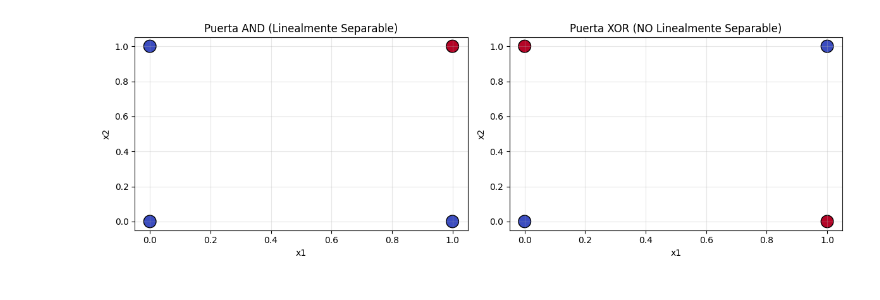
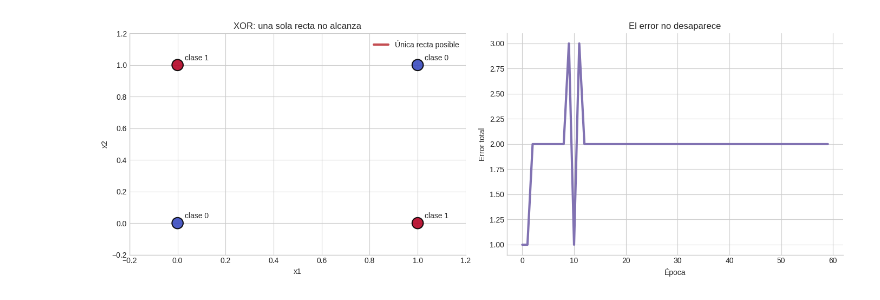
Before and after one commit to SantiagoVBlasL/aprendizaje-profundo-unsam, a Jupyter notebook: 01_intro_deep_learning/02_perceptron_mlp_deep_networks.ipynb, the cells around one changed output. Saved outputs shown, nothing was run; the diff lists cells and outputs as text; code cells hidden in the pictures.

Commit message:
Update 02_perceptron_mlp: narrativa visual, XOR explicado geométricamente y sección de Regularización (Dropout vs Overfitting) completada

```diff
--- a/01_intro_deep_learning/02_perceptron_mlp_deep_networks.ipynb
+++ b/01_intro_deep_learning/02_perceptron_mlp_deep_networks.ipynb
@@ -114,38 +192,55 @@ El perceptrón solo puede resolver problemas linealmente separables. El XOR no l
 # %%
-# Datos XOR
-X_xor = torch.tensor([[0., 0.], [0., 1.], [1., 0.], [1., 1.]])
-y_xor = torch.tensor([[0.], [1.], [1.], [0.]])
+X_xor = torch.tensor([[0.0, 0.0], [0.0, 1.0], [1.0, 0.0], [1.0, 1.0]])
+y_xor = torch.tensor([[0.0], [1.0], [1.0], [0.0]])
 
-print("Intentando entrenar perceptrón para XOR")
 perceptron_xor = Perceptron(input_size=2, learning_rate=0.1)
+xor_errors = []
 
-epochs = 100
-for epoch in range(epochs):
+for epoch in range(60):
     error = perceptron_xor.train_step(X_xor, y_xor)
-    if epoch % 20 == 0:
-        print(f"Época {epoch}: Error = {error}")
+    xor_errors.append(error)
+    if epoch in {0, 1, 2, 4, 9, 19, 39, 59}:
+        print(f"Época {epoch + 1:>2} | error total = {error:.0f}")
 
-print("\nResultados (el perceptrón NO puede aprender XOR):")
-for x, y in zip(X_xor, y_xor):
-    pred = perceptron_xor.forward(x.unsqueeze(0))  # Add batch dimension
-    print(f"Entrada: {x.numpy()}, Predicción: {pred.item():.0f}, Real: {y.item():.0f}")
+print("\nPredicciones finales del perceptrón sobre XOR:")
+for inputs, target in zip(X_xor, y_xor):
+    prediction = perceptron_xor.forward(inputs).item()
+    print(f"x = {inputs.numpy()} -> pred = {prediction:.0f} | real = {target.item():.0f}")
 
-# Visualización
-fig, (ax1, ax2) = plt.subplots(1, 2, figsize=(12, 4))
+fig, axes = plt.subplots(1, 2, figsize=(14, 5))
 
-# AND
-ax1.scatter(X_and[:, 0], X_and[:, 1], c=y_and.flatten(), cmap='coolwarm', s=200, edgecolors='k')
-ax1.set_title('Puerta AND (Linealmente Separable)')
-ax1.set_xlabel('x1')
-ax1.set_ylabel('x2')
-ax1.grid(True, alpha=0.3)
+axes[0].scatter(
+    X_xor[:, 0].numpy(),
+    X_xor[:, 1].numpy(),
+    c=y_xor.squeeze().numpy(),
+    cmap="coolwarm",
+    s=220,
+    edgecolors="black",
+    linewidth=1.5,
+    alpha=0.9,
+ )
 
-# XOR
-ax2.scatter(X_xor[:, 0], X_xor[:, 1], c=y_xor.flatten(), cmap='coolwarm', s=200, edgecolors='k')
-ax2.set_title('Puerta XOR (NO Linealmente Separable)')
-ax2.set_xlabel('x1')
-ax2.set_ylabel('x2')
-ax2.grid(True, alpha=0.3)
+x_line = np.linspace(-0.2, 1.2, 200)
+w1, w2 = perceptron_xor.weights.numpy()
+b = perceptron_xor.bias.item()
+if abs(w2) > 1e-6:
+    y_line = -(w1 * x_line + b) / w2
+    axes[0].plot(x_line, y_line, color=COLORS["red"], linewidth=3, label="Única recta posible")
+
+for point, label in zip(X_xor, y_xor.squeeze()):
+    axes[0].annotate(f"clase {int(label.item())}", (point[0].item() + 0.03, point[1].item() + 0.03))
+
+axes[0].set_title("XOR: una sola recta no alcanza")
+axes[0].set_xlabel("x1")
+axes[0].set_ylabel("x2")
+axes[0].set_xlim(-0.2, 1.2)
+axes[0].set_ylim(-0.2, 1.2)
+axes[0].legend()
+
+axes[1].plot(xor_errors, color=COLORS["purple"], linewidth=3)
+axes[1].set_title("El error no desaparece")
+axes[1].set_xlabel("Época")
+axes[1].set_ylabel("Error total")
 
 plt.tight_layout()
 plt.show()
@@ -165,4 +262,4 @@ Entrada: [1. 1.], Predicción: 0, Real: 0
-[figure, old version]
+[figure, new version]
 # %% [markdown]
 ## 2. Funciones de Activación
 
```
Also changed, not shown: parts of 38 cells of this notebook.
